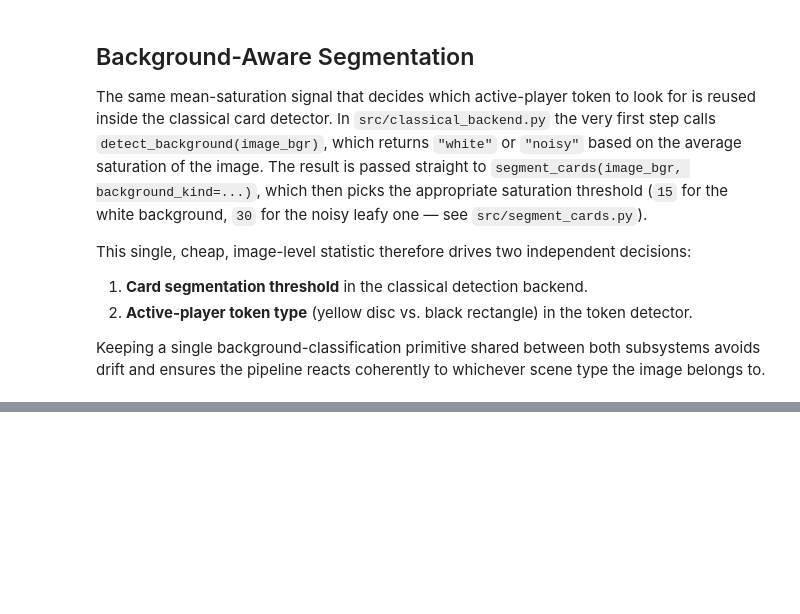
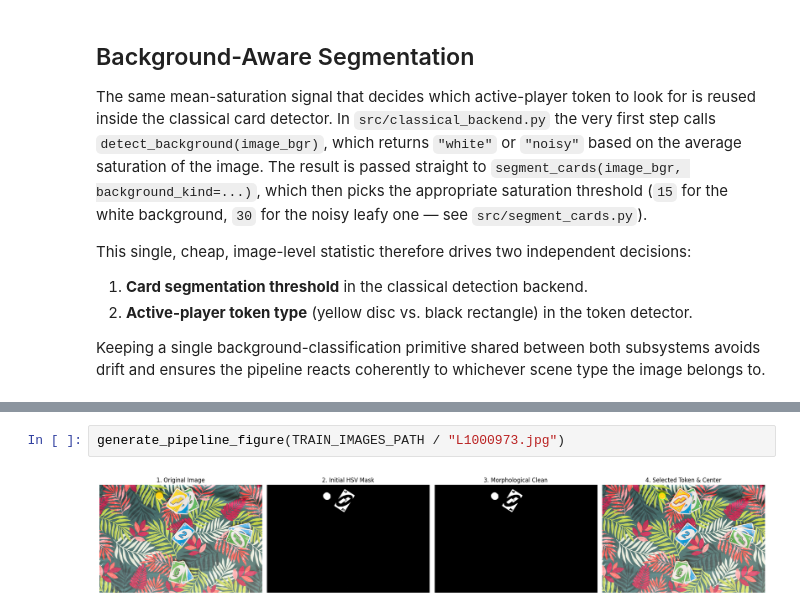
Before and after one commit to theolemonnier/iapr_uno_competition, a Jupyter notebook: report.ipynb, the cells around one changed output, grey strips where cells are left out. Cells and saved outputs as stored; diff of their text form; blank space fills up the shorter version.

```diff
--- a/report.ipynb
+++ b/report.ipynb
@@ -89,0 +116,4 @@ An important thing to note is that there are two different active player tokens,
+# %%
+generate_pipeline_figure(TRAIN_IMAGES_PATH / "L1000973.jpg")
+# %% [output]
+[figure, added]
```
Also changed, not shown: parts of 4 cells of this notebook, 1 other file.
